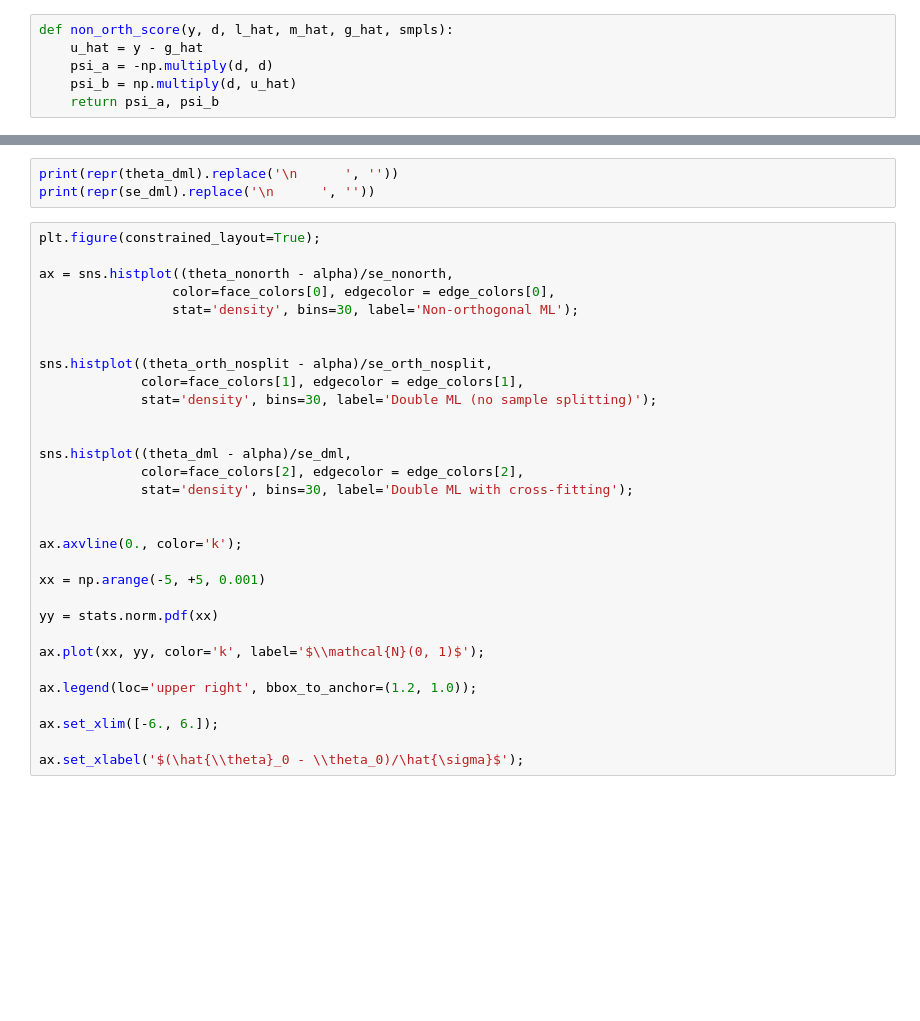
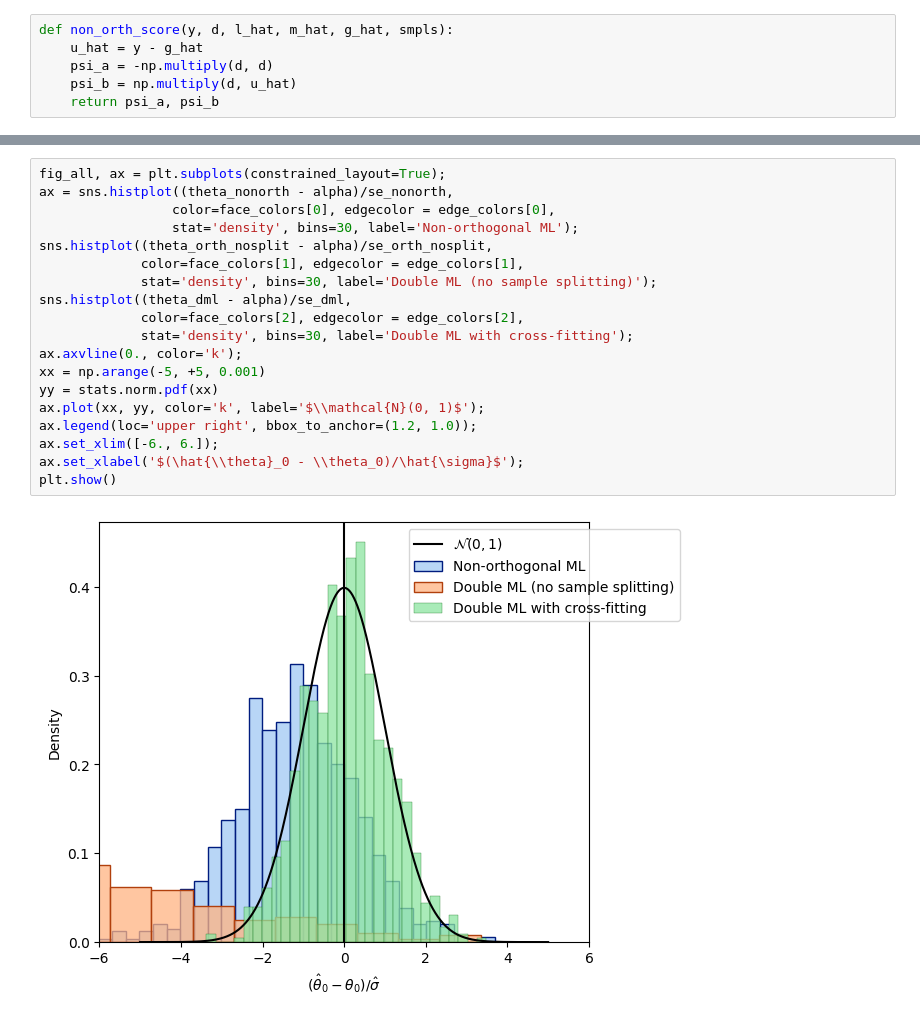
Before and after one commit to DoubleML/doubleml-docs, a Jupyter notebook: doc/examples/py_double_ml_basics.ipynb, the cells around one changed output, grey strips where cells are left out. Drawn from its saved outputs; the diff is of its cells as text; blank space fills up the shorter version.

```diff
--- a/doc/examples/py_double_ml_basics.ipynb
+++ b/doc/examples/py_double_ml_basics.ipynb
@@ -200,37 +232,24 @@ ax.set_xlabel('$(\hat{\\theta}_0 - \\theta_0)/\hat{\sigma}$');
-# %%
-print(repr(theta_dml).replace('\n      ', ''))
-print(repr(se_dml).replace('\n      ', ''))
 # %%
-plt.figure(constrained_layout=True);
-
+fig_all, ax = plt.subplots(constrained_layout=True);
 ax = sns.histplot((theta_nonorth - alpha)/se_nonorth,
                  color=face_colors[0], edgecolor = edge_colors[0],
                  stat='density', bins=30, label='Non-orthogonal ML');
-
-
 sns.histplot((theta_orth_nosplit - alpha)/se_orth_nosplit,
              color=face_colors[1], edgecolor = edge_colors[1],
              stat='density', bins=30, label='Double ML (no sample splitting)');
-
-
 sns.histplot((theta_dml - alpha)/se_dml,
              color=face_colors[2], edgecolor = edge_colors[2],
              stat='density', bins=30, label='Double ML with cross-fitting');
-
-
 ax.axvline(0., color='k');
-
 xx = np.arange(-5, +5, 0.001)
-
 yy = stats.norm.pdf(xx)
-
 ax.plot(xx, yy, color='k', label='$\\mathcal{N}(0, 1)$');
-
 ax.legend(loc='upper right', bbox_to_anchor=(1.2, 1.0));
-
 ax.set_xlim([-6., 6.]);
-
 ax.set_xlabel('$(\hat{\\theta}_0 - \\theta_0)/\hat{\sigma}$');
+plt.show()
+# %% [output]
+[figure, added]
 # %%
 np.random.seed(4444)
 
```
Also changed, not shown: parts of 21 cells of this notebook, 3 other files.
